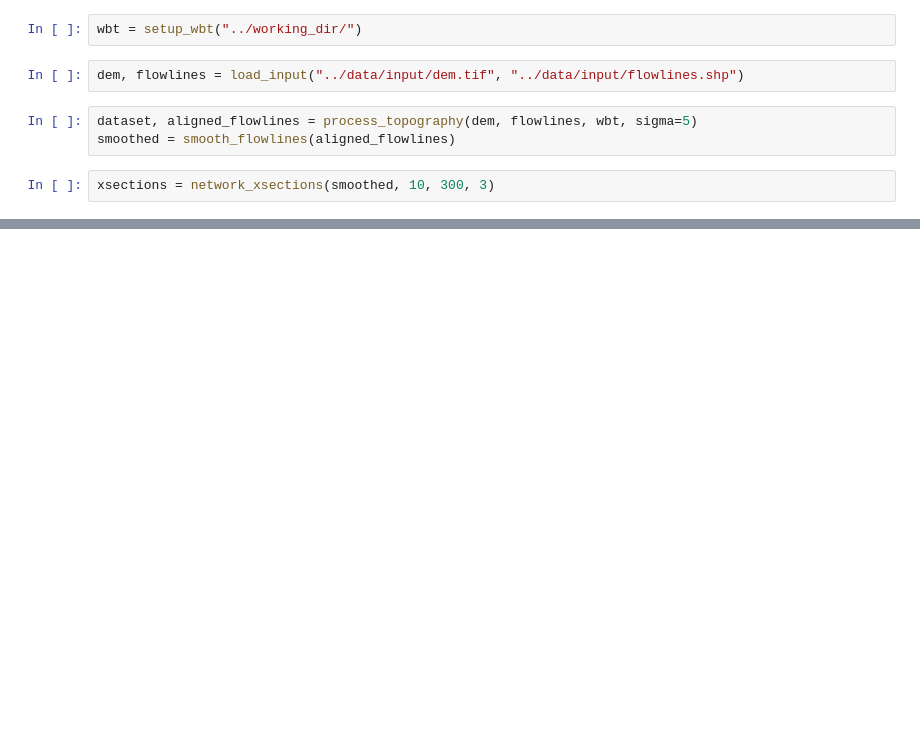
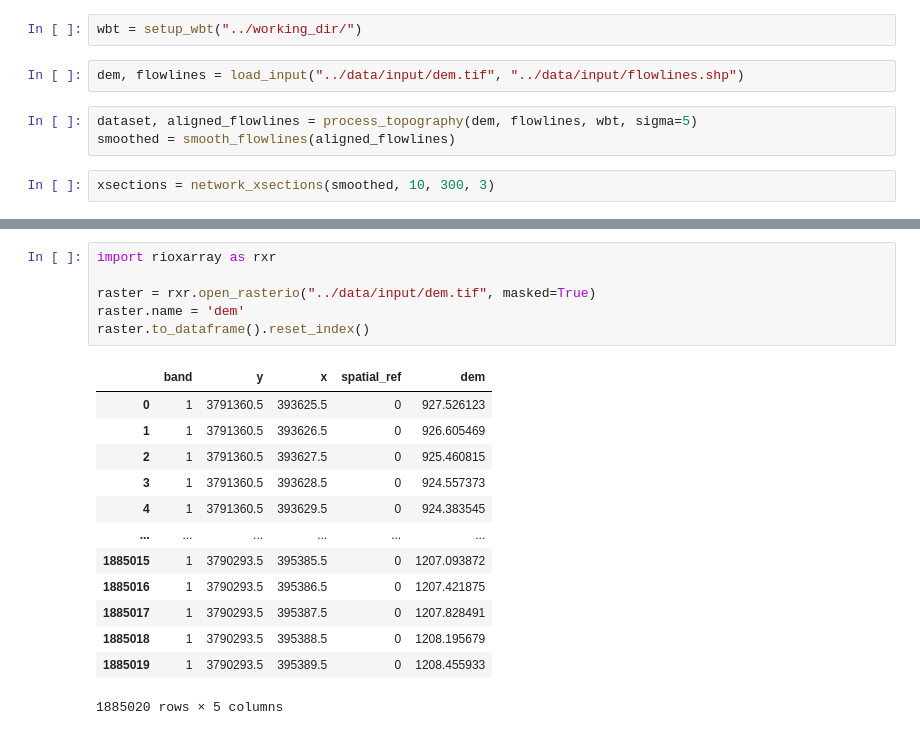
Before and after one commit to avkoehl/valleyx, a Jupyter notebook: notebooks/preprocessing_profiles.ipynb, the cells around one changed output, grey strips where cells are left out. Drawn from its saved outputs; the diff is of its cells as text; blank space fills up the shorter version.

```diff
--- a/notebooks/preprocessing_profiles.ipynb
+++ b/notebooks/preprocessing_profiles.ipynb
@@ -90,0 +65,20 @@ profile.iloc[result['valleys']].plot(ax=ax, color='red')
+# %%
+import rioxarray as rxr
+
+raster = rxr.open_rasterio("../data/input/dem.tif", masked=True)
+raster.name = 'dem'
+raster.to_dataframe().reset_index()
+# %% [output]
+|  | band | y | x | spatial_ref | dem |
+| 0 | 1 | 3791360.5 | 393625.5 | 0 | 927.526123 |
+| 1 | 1 | 3791360.5 | 393626.5 | 0 | 926.605469 |
+| 2 | 1 | 3791360.5 | 393627.5 | 0 | 925.460815 |
+| 3 | 1 | 3791360.5 | 393628.5 | 0 | 924.557373 |
+| 4 | 1 | 3791360.5 | 393629.5 | 0 | 924.383545 |
+| ... | ... | ... | ... | ... | ... |
+| 1885015 | 1 | 3790293.5 | 395385.5 | 0 | 1207.093872 |
+| 1885016 | 1 | 3790293.5 | 395386.5 | 0 | 1207.421875 |
+| 1885017 | 1 | 3790293.5 | 395387.5 | 0 | 1207.828491 |
+| 1885018 | 1 | 3790293.5 | 395388.5 | 0 | 1208.195679 |
+| 1885019 | 1 | 3790293.5 | 395389.5 | 0 | 1208.455933 |
+1885020 rows × 5 columns
```
Also changed, not shown: parts of 14 cells of this notebook, 1 other file.
